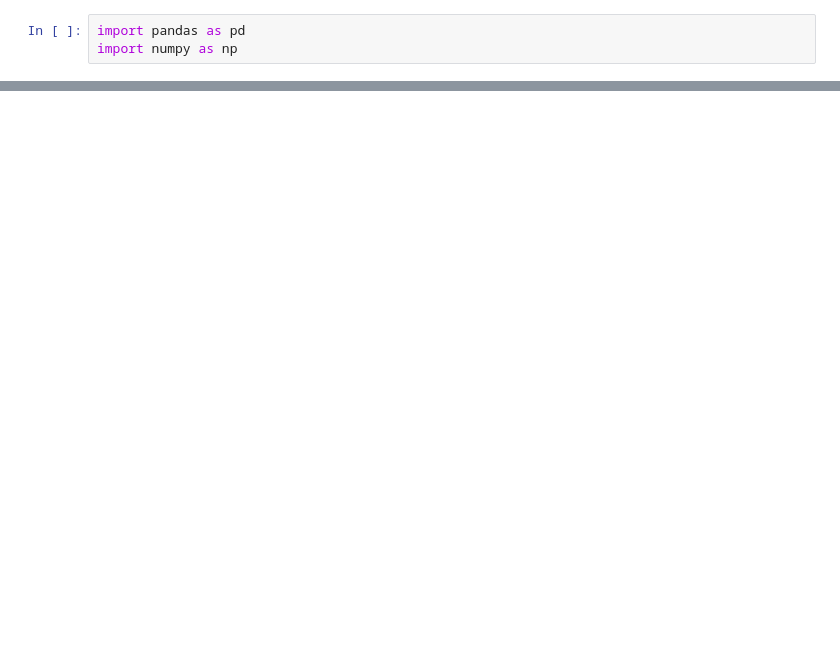
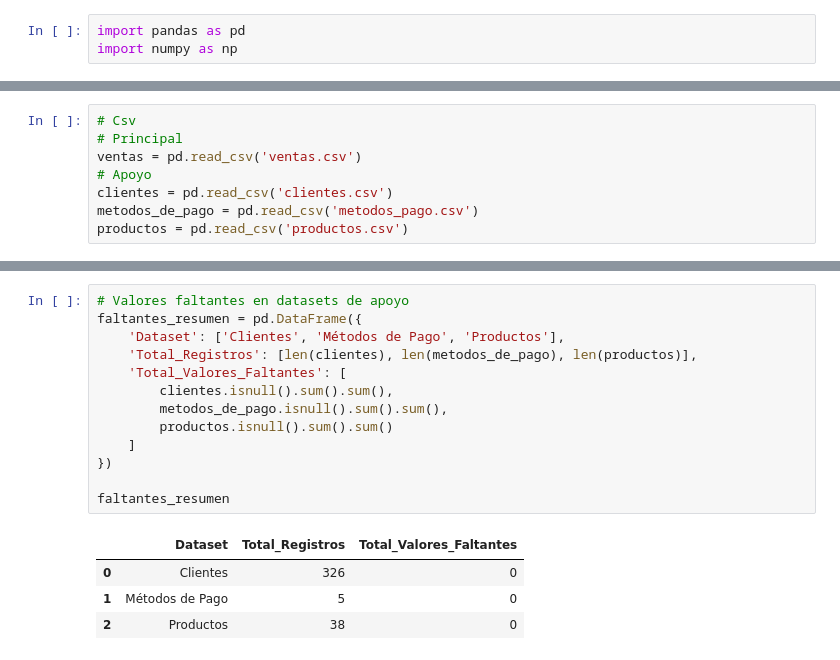
Before and after one commit to Polito9/Sales-Pattern-Analysis, a Jupyter notebook: main.ipynb, the cells around one changed output, grey strips where cells are left out. Cells and saved outputs as stored; diff of their text form; blank space fills up the shorter version.

```diff
--- a/main.ipynb
+++ b/main.ipynb
@@ -21,0 +4,8 @@ ventas
+# %%
+# Csv
+# Principal
+ventas = pd.read_csv('ventas.csv')
+# Apoyo
+clientes = pd.read_csv('clientes.csv')
+metodos_de_pago = pd.read_csv('metodos_pago.csv')
+productos = pd.read_csv('productos.csv')
@@ -21,0 +77,18 @@ ventas
+# %%
+# Valores faltantes en datasets de apoyo
+faltantes_resumen = pd.DataFrame({
+    'Dataset': ['Clientes', 'Métodos de Pago', 'Productos'],
+    'Total_Registros': [len(clientes), len(metodos_de_pago), len(productos)],
+    'Total_Valores_Faltantes': [
+        clientes.isnull().sum().sum(),
+        metodos_de_pago.isnull().sum().sum(),
+        productos.isnull().sum().sum()
+    ]
+})
+
+faltantes_resumen
+# %% [output]
+|  | Dataset | Total_Registros | Total_Valores_Faltantes |
+| 0 | Clientes | 326 | 0 |
+| 1 | Métodos de Pago | 5 | 0 |
+| 2 | Productos | 38 | 0 |
```
Also changed, not shown: parts of 33 cells of this notebook.
